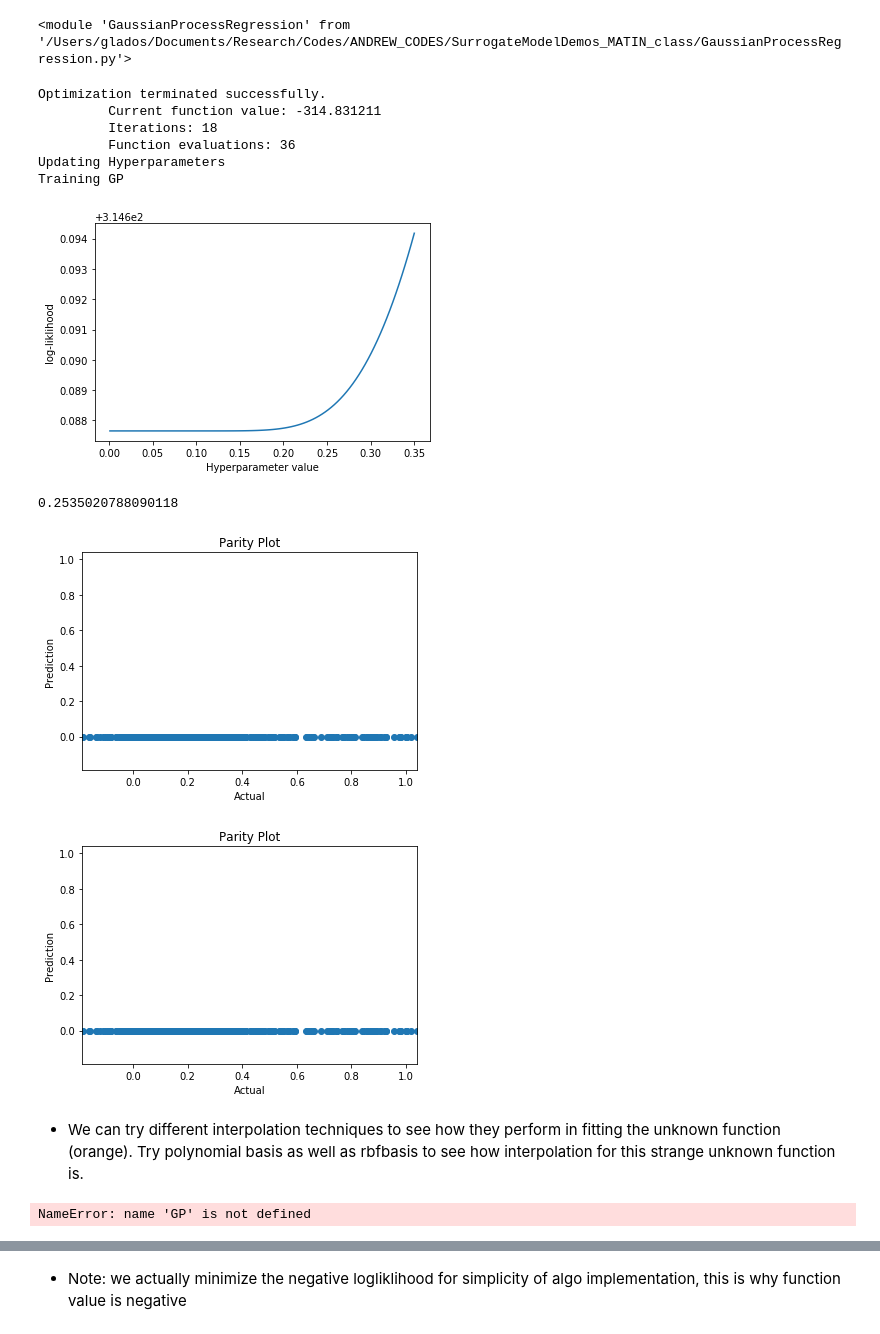
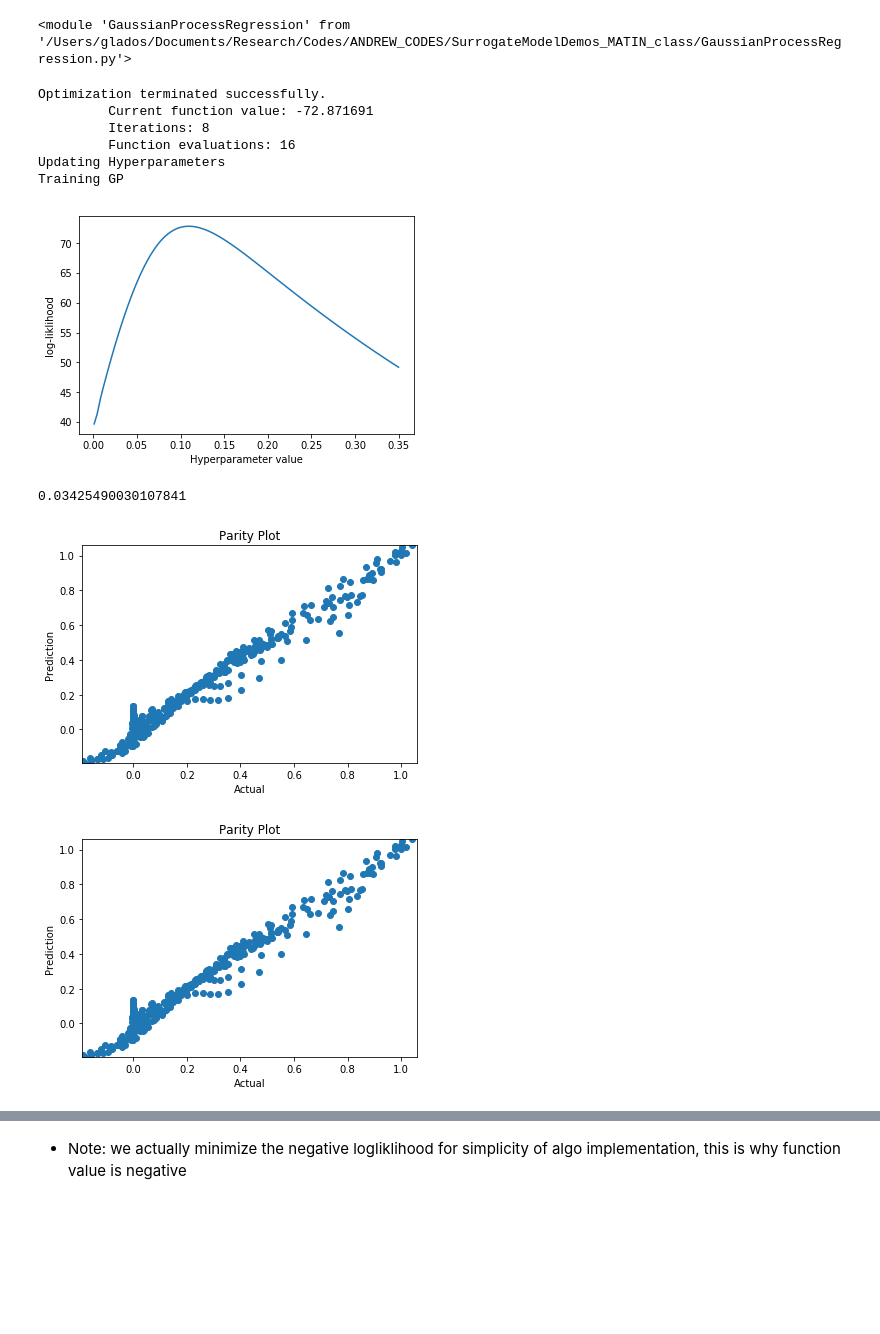
Before and after one commit to Jimmy-INL/Bayes-GP_demos, a Jupyter notebook: MATinfoDOE.ipynb, the cells around one changed output, grey strips where cells are left out. Cells and saved outputs as stored; diff of their text form; code cells hidden in the pictures; blank space fills up the shorter version.

Commit message:
demos finished

```diff
--- a/MATinfoDOE.ipynb
+++ b/MATinfoDOE.ipynb
@@ -182,63 +192,45 @@ D=D3
 plt.close("all")
 
 ## Specify initial hyperparameters
-l=0.3  #0.17 works well
+l=0.1  #0.17 works well
 mu=0   #nugget term, 0 enforces interpolation
 
 ## Specify Training data
-xtrain=D2 #change the training set here
+xtrain=np.array(D) #change the training set here
 ytrain=fnc(xtrain)
+ien=len(xtrain)
 
 ## Specify Model, set hyperparameters
 GPmodel=gpr.gpprocess()
 GPmodel.traindata(xtrain,ytrain)
 GPmodel.rbfbasis(l=l)
-GPmodel.mu=0
+GPmodel.mu=mu
 GPmodel.trainGP() #first train
 
 ## Optimize
-GPmodel.optimize() #optimize loglikelihood wrt lengthscale parameter
+GPmodel.optimize(plot_=True) #optimize loglikelihood wrt lengthscale parameter
 GPmodel.trainGP()  #retrain with updated parameters
+l=GPmodel.l
+mu=GPmodel.mu
 
 ## Evaluate at test points across parameter space
-ypred,yvar=GPmodel.eval(x_test)
-print(np.mean(np.abs(ypred-Y_test)))
+ypred,yvar=GPmodel.eval(xtest)
+print(np.mean(np.abs(ypred-ytest)))
+
+## note due to the type of available optimizers, this is cast as a minimization problem hence the
+## negative function values for the cost...
 # %% [output]
 Optimization terminated successfully.
-         Current function value: -314.831211
-         Iterations: 18
-         Function evaluations: 36
+         Current function value: -72.871691
+         Iterations: 8
+         Function evaluations: 16
 Updating Hyperparameters
 Training GP
-[figure, old version]
+[figure, new version]
-0.2535020788090118
+0.03425490030107841
 # %%
 ## Now plot the error
-initial_designs_demo.parity_plot(Y_test,ypred)
+initial_designs_demo.parity_plot(ytest,ypred)
 # %% [output]
-[figure, old version]
+[figure, new version]
-[figure, old version]
+[figure, new version]
-# %% [markdown]
-* We can try different interpolation techniques to see how they perform in fitting the unknown function (orange). Try polynomial basis as well as rbfbasis to see how interpolation for this strange unknown function is.
-# %%
-plt.close("all")
-import class_demos
-imp.reload(GP)
-
-## Specify the number of points sampled
-N=7    #start with 7
-l=0.0053  #start with 0.3
-
-## Generate data
-f=class_demos.testfuncgp() #same function from above
-xtrain=np.linspace(0,1,N)
-ytrain=f(xtrain)
-
-## Specify model
-GPmodel=GP.gpprocess()
-GPmodel.traindata(xtrain,ytrain)
-GPmodel.rbfbasis(l=l) #set length scale parameter and set similarity function
-GPmodel.mu=0 #simplify the problem
-GPmodel.trainGP()
-# %% [output]
-NameError: name 'GP' is not defined
```
Also changed, not shown: parts of 22 cells of this notebook, 2 other files.
